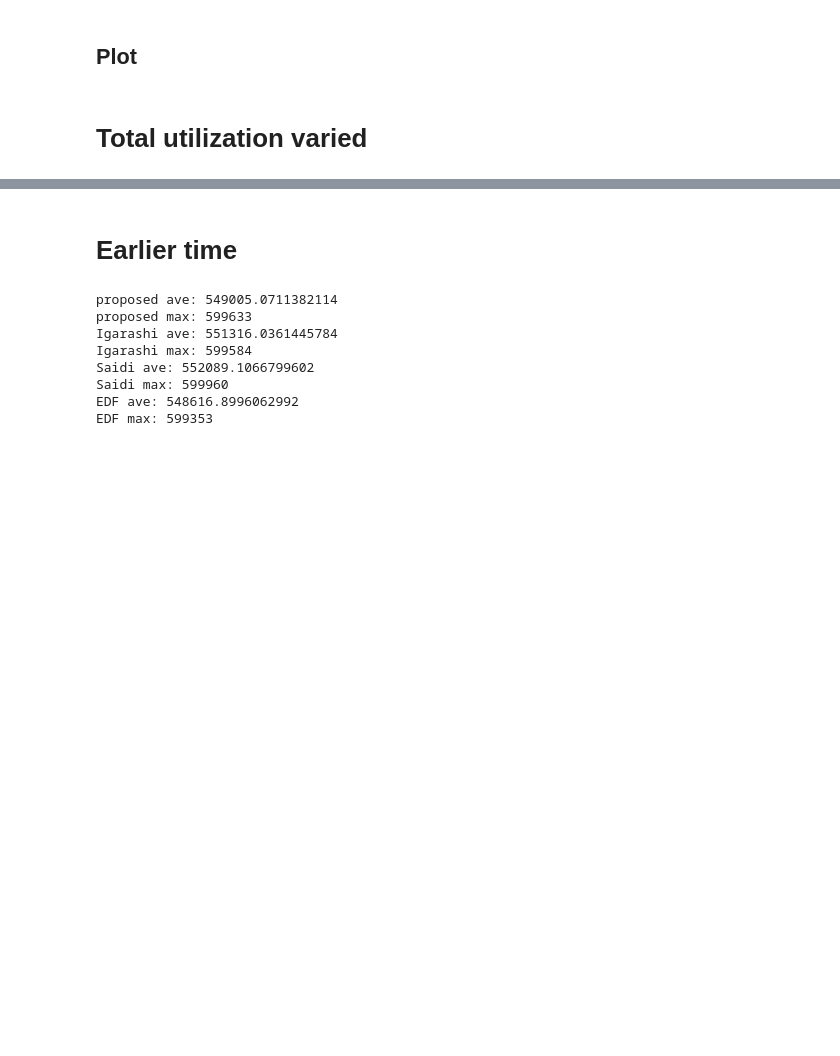
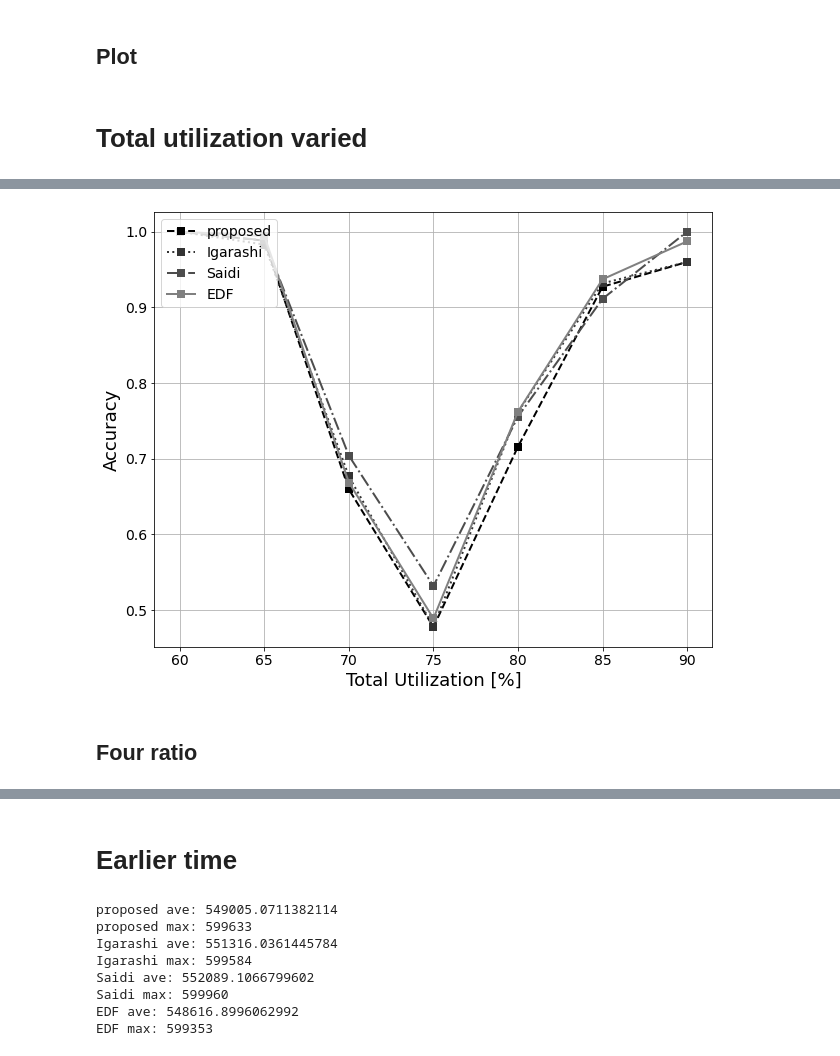
Before and after one commit to atsushi421/DED_simulator, a Jupyter notebook: analyze_results.ipynb, the cells around one changed output, grey strips where cells are left out. Drawn from its saved outputs; the diff is of its cells as text; code cells hidden in the pictures; blank space fills up the shorter version.

```diff
--- a/analyze_results.ipynb
+++ b/analyze_results.ipynb
@@ -122,3 +193,17 @@ for log_path in log_paths:
+# %%
+accuracy_df = pd.DataFrame(index=METHOD_NAMES,
+                              columns=UTILIZATION_VALUES)
+
+for method in METHOD_NAMES:
+    accuracy_df.loc[method] = ((utilization_df_dict[method].loc['TP'] + utilization_df_dict[method].loc['TN'])
+                                  / (utilization_df_dict[method].loc['TP'] + utilization_df_dict[method].loc['TN'] + utilization_df_dict[method].loc['FP'] + utilization_df_dict[method].loc['FN']))
+# %%
+accuracy_df = accuracy_df.T
+line_plot(accuracy_df, 'Total Utilization [%]', 'Accuracy', 'line_plot_accuracy.pdf')
+# %% [output]
+[figure, added]
+# %% [markdown]
+## Four ratio
 # %%
 for method in METHOD_NAMES:
     utilization_df_dict[method] = \
```
Also changed, not shown: parts of 16 cells of this notebook.
